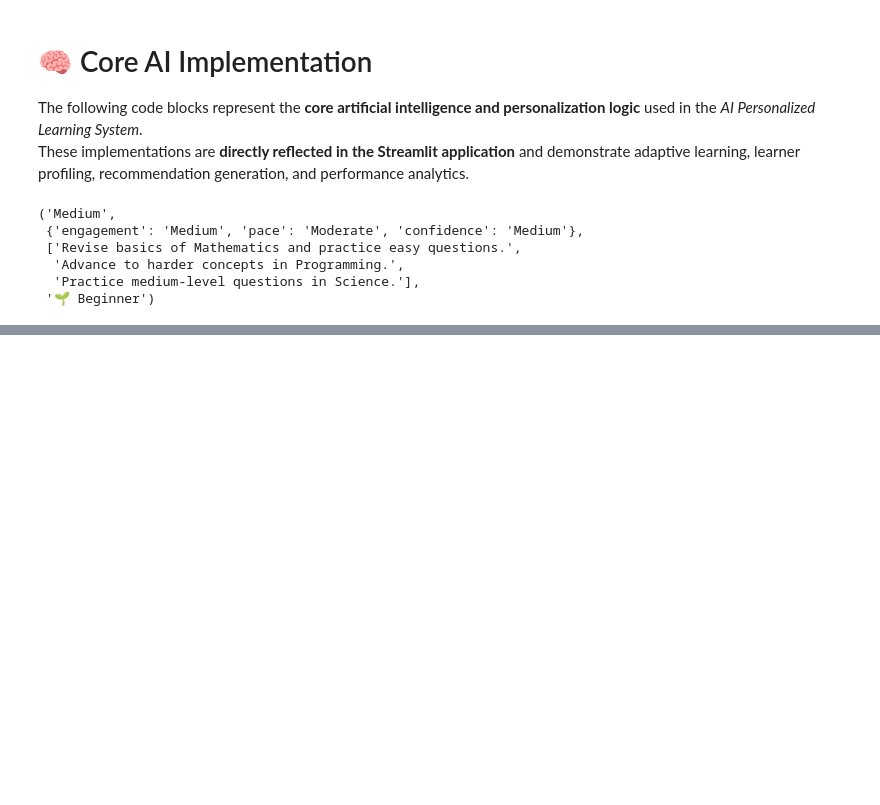
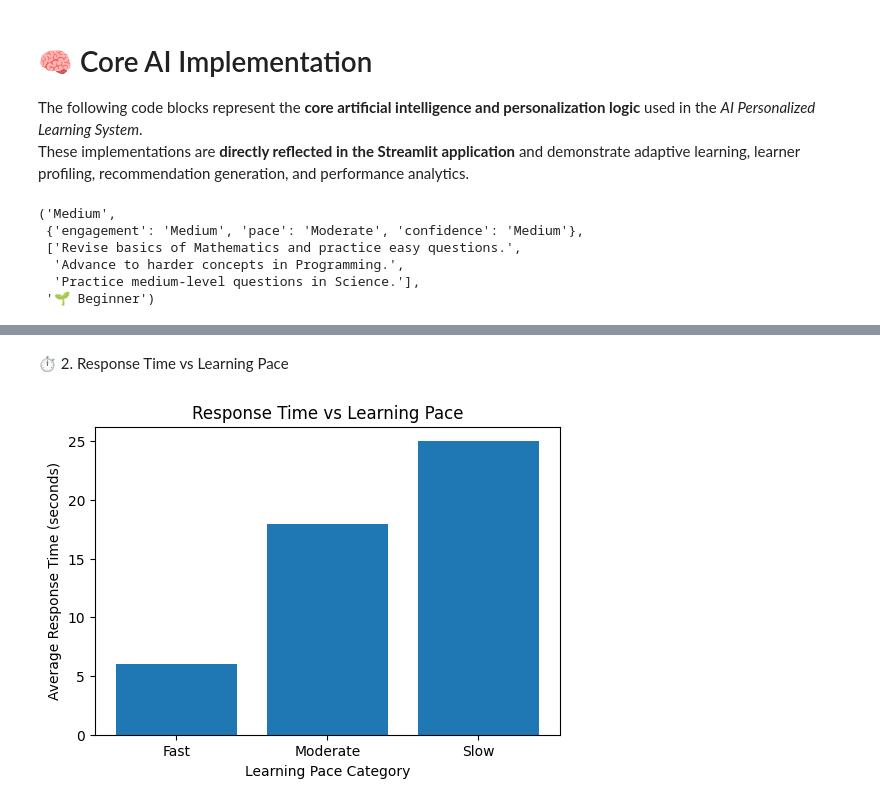
Before and after one commit to nitya-prakash-pandey-2005/ai-personalized-learning, a Jupyter notebook: AI_Personalized_Learning_System.ipynb, the cells around one changed output, grey strips where cells are left out. Drawn from its saved outputs; the diff is of its cells as text; code cells hidden in the pictures; blank space fills up the shorter version.

```diff
--- a/AI_Personalized_Learning_System.ipynb
+++ b/AI_Personalized_Learning_System.ipynb
@@ -522,0 +725,14 @@ difficulty, profile, recommendations, badge
+# %% [markdown]
+⏱️ 2. Response Time vs Learning Pace
+# %%
+response_times = [6, 12, 18, 25]
+pace_labels = ["Fast", "Moderate", "Moderate", "Slow"]
+
+plt.figure(figsize=(6,4))
+plt.bar(pace_labels, response_times)
+plt.title("Response Time vs Learning Pace")
+plt.xlabel("Learning Pace Category")
+plt.ylabel("Average Response Time (seconds)")
+plt.show()
+# %% [output]
+[figure, added]
```
Also changed, not shown: parts of 26 cells of this notebook.
